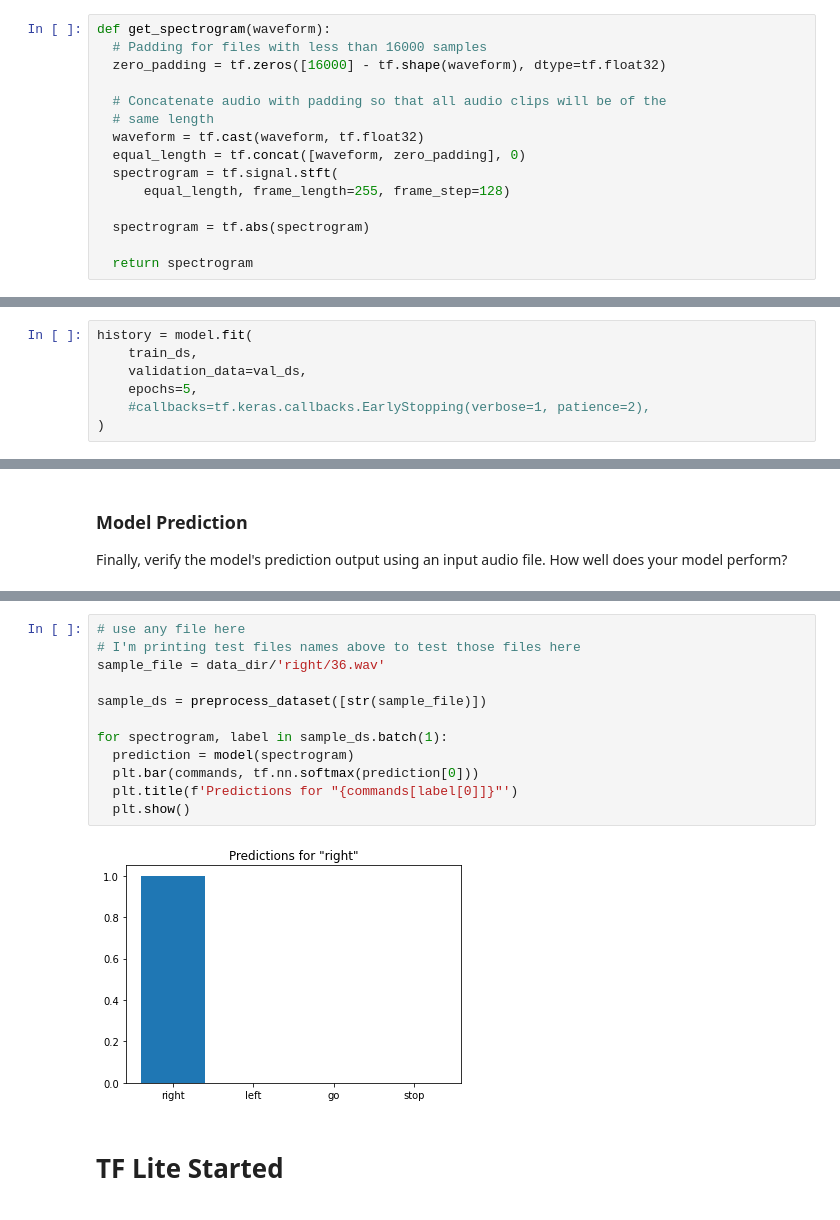
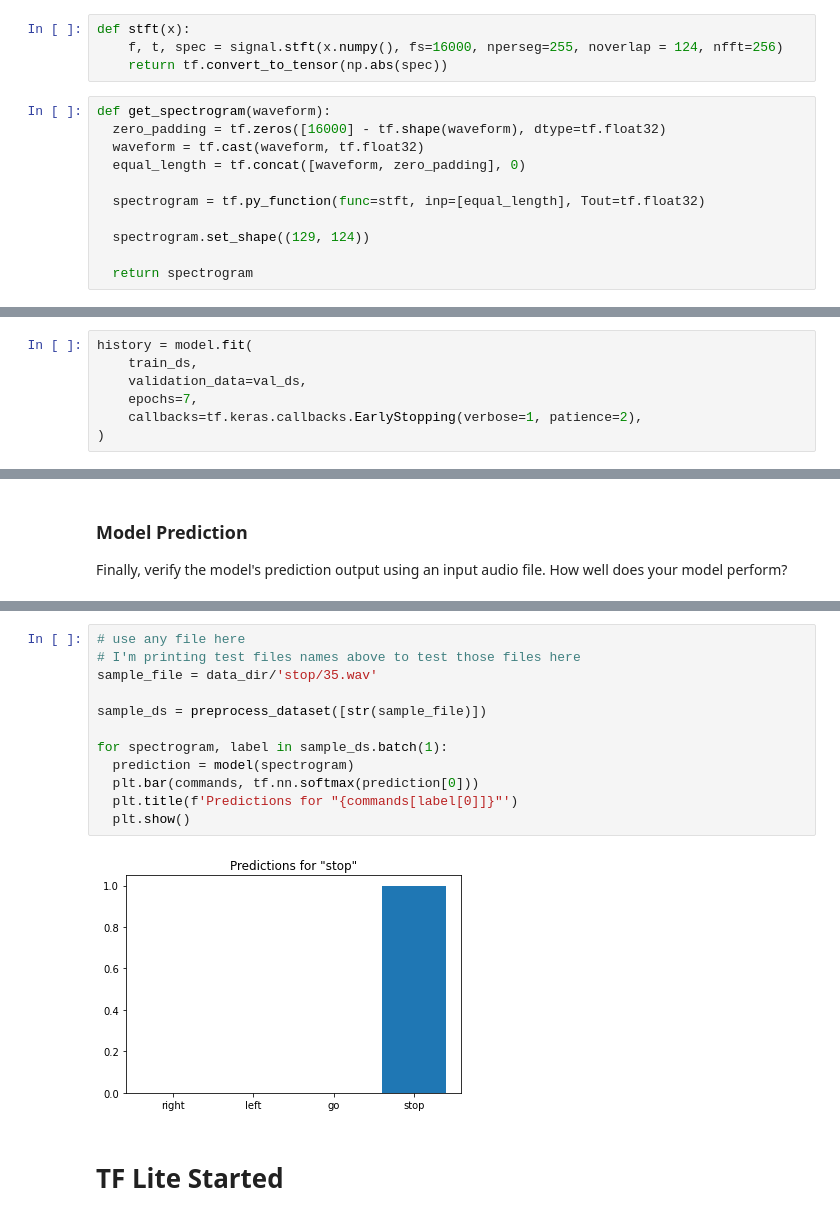
Before and after one commit to Zaheer505/Machine_Learning_on_Micro_Controllers, a Jupyter notebook: Voice_Robot/voice_robot_model.ipynb, the cells around one changed output, grey strips where cells are left out. Cells and saved outputs as stored; diff of their text form.

```diff
--- a/Voice_Robot/voice_robot_model.ipynb
+++ b/Voice_Robot/voice_robot_model.ipynb
@@ -146,17 +156,17 @@ Choose `frame_length` and `frame_step` parameters such that the generated spectr
 You also want the waveforms to have the same length, so that when you convert it to a spectrogram image, the results will have similar dimensions. This can be done by simply zero padding the audio clips that are shorter than one second.
+# %%
+def stft(x):
+    f, t, spec = signal.stft(x.numpy(), fs=16000, nperseg=255, noverlap = 124, nfft=256)
+    return tf.convert_to_tensor(np.abs(spec))
 # %%
 def get_spectrogram(waveform):
-  # Padding for files with less than 16000 samples
   zero_padding = tf.zeros([16000] - tf.shape(waveform), dtype=tf.float32)
-
-  # Concatenate audio with padding so that all audio clips will be of the
-  # same length
   waveform = tf.cast(waveform, tf.float32)
   equal_length = tf.concat([waveform, zero_padding], 0)
-  spectrogram = tf.signal.stft(
-      equal_length, frame_length=255, frame_step=128)
 
-  spectrogram = tf.abs(spectrogram)
+  spectrogram = tf.py_function(func=stft, inp=[equal_length], Tout=tf.float32)
+
+  spectrogram.set_shape((129, 124))
 
   return spectrogram
 # %% [markdown]
@@ -239,6 +267,6 @@ model.compile(
 history = model.fit(
     train_ds,
     validation_data=val_ds,
-    epochs=5,
-    #callbacks=tf.keras.callbacks.EarlyStopping(verbose=1, patience=2),
+    epochs=7,
+    callbacks=tf.keras.callbacks.EarlyStopping(verbose=1, patience=2),
 )
@@ -289,17 +358,17 @@ print (test_files)
 # %%
 # use any file here
 # I'm printing test files names above to test those files here
-sample_file = data_dir/'right/36.wav'
+sample_file = data_dir/'stop/35.wav'
 
 sample_ds = preprocess_dataset([str(sample_file)])
 
 for spectrogram, label in sample_ds.batch(1):
   prediction = model(spectrogram)
   plt.bar(commands, tf.nn.softmax(prediction[0]))
   plt.title(f'Predictions for "{commands[label[0]]}"')
   plt.show()
 # %% [output]
-[figure, old version]
+[figure, new version]
 # %% [markdown]
 # **TF Lite Started**
 # %% [markdown]
```
Also changed, not shown: parts of 17 cells of this notebook.
